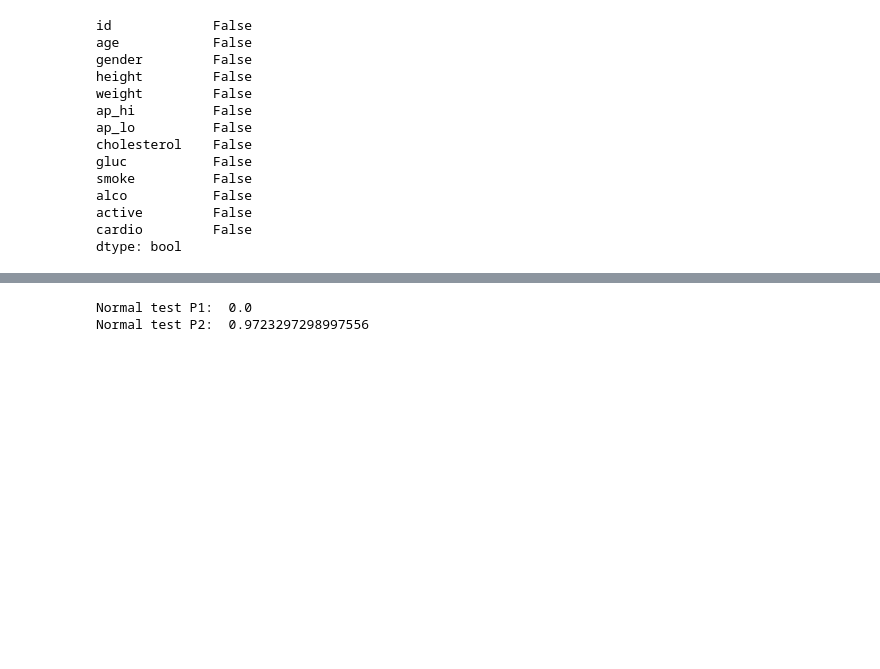
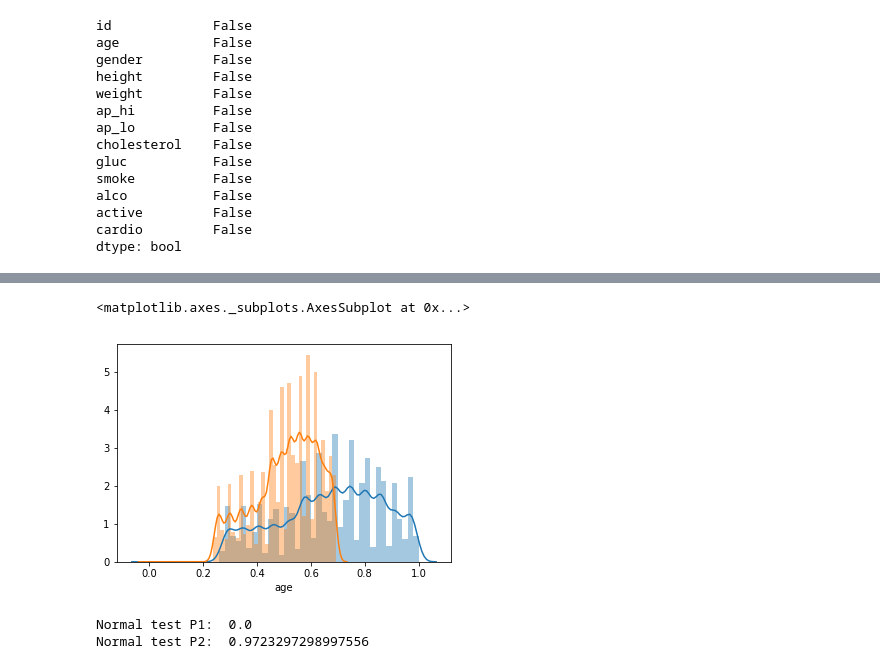
Before and after one commit to blurred-machine/Cardiovascular-Disease-Detection-End-to-End-ML-Project, a Jupyter notebook: cardiovascular desease detection.ipynb, the cells around one changed output, grey strips where cells are left out. Cells and saved outputs as stored; diff of their text form; code cells hidden in the pictures; blank space fills up the shorter version.

```diff
--- a/cardiovascular desease detection.ipynb
+++ b/cardiovascular desease detection.ipynb
@@ -299,6 +280,34 @@ def feature_engg(feature):
 #     k2_2, p2 = normaltest(np.log1p(feature))
 #     print("Normal test P2: ",p2)
 #     return np.log1p(feature)
+# %%
+
+def stddz(feature):
+    m = np.mean(feature)
+    s = np.std(feature)
+
+    feature = feature - m
+    feature = feature / s
+    feature
+
+    sns.distplot(feature)
+    return feature
+
+def norma(feature):
+    mn = min(feature)
+    mx = max(feature)
+    x = (feature-mn)/(mx-mn)
+    sns.distplot(x)
+    return x
+# %%
+feature = raw_df['age']
+
+pp = np.log(norma(feature)+1)
+
+sns.distplot(pp)
+# %% [output]
+<matplotlib.axes._subplots.AxesSubplot at 0x...>
+[figure, added]
 # %%
 feature = raw_df['age']
 raw_df['age'] = feature_engg(feature)
```
Also changed, not shown: parts of 17 cells of this notebook, 7 other files.
